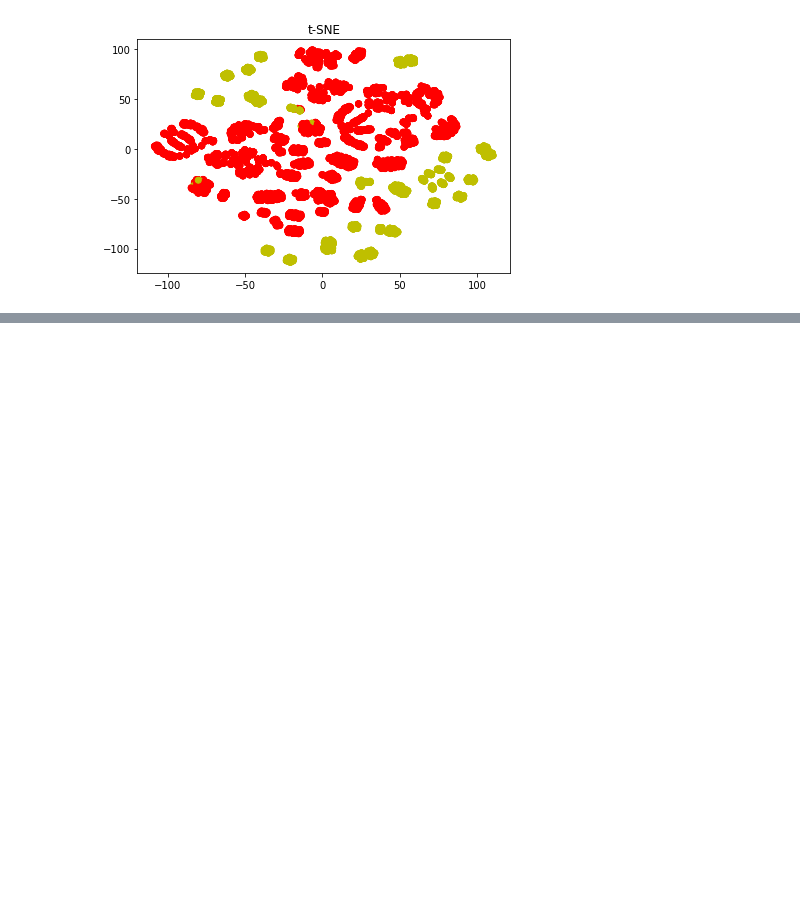
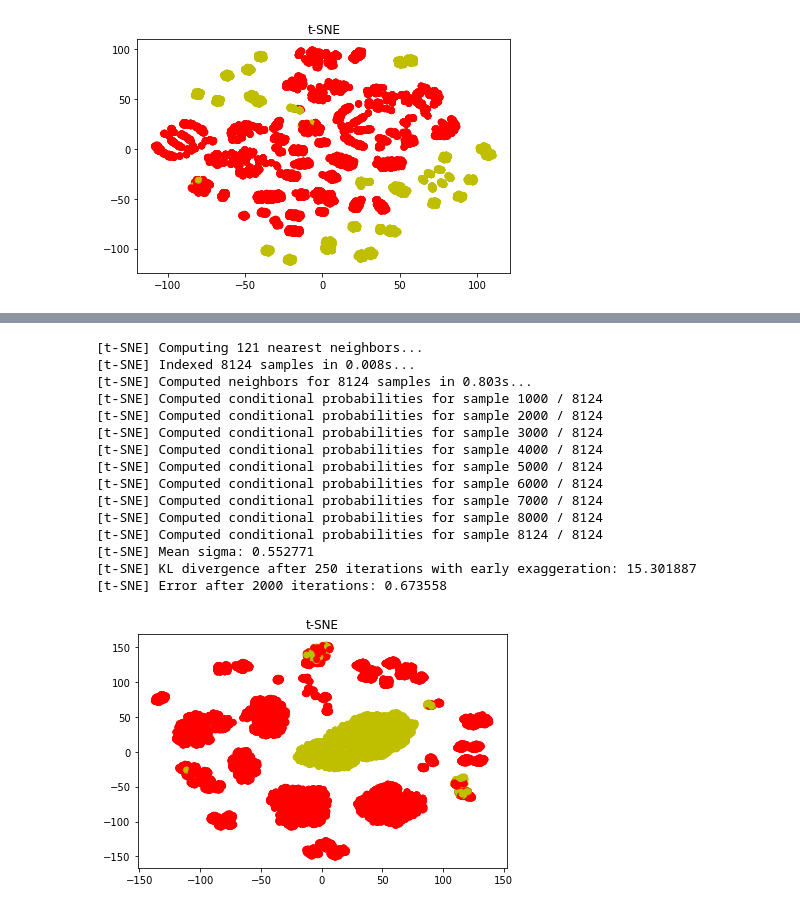
Before and after one commit to Data-Competition/Super-Mario, a Jupyter notebook: mushroom-report-v1.ipynb, the cells around one changed output, grey strips where cells are left out. Drawn from its saved outputs; the diff is of its cells as text; code cells hidden in the pictures; blank space fills up the shorter version.

```diff
--- a/mushroom-report-v1.ipynb
+++ b/mushroom-report-v1.ipynb
@@ -349,0 +404,40 @@ plt.show()
+# %%
+pca = PCA(n_components=13)
+pca_x = pca.fit_transform(train_x)
+# %%
+from sklearn.manifold import TSNE
+
+model = TSNE(n_components=2,
+             learning_rate=1000,
+             perplexity=40,
+             early_exaggeration=4,
+             n_iter=2000,
+             metric='l2',
+             random_state=42,
+             verbose=1)
+transformed = model.fit_transform(pca_x)  # PCA
+
+xs = transformed[:, 0]
+ys = transformed[:, 1]
+plt.title('t-SNE')
+plt.scatter(xs, ys, c=label_color)
+plt.tight_layout()
+plt.savefig('./t-SNE-with-one-hot.png')
+plt.show()
+# %% [output]
+[t-SNE] Computing 121 nearest neighbors...
+[t-SNE] Indexed 8124 samples in 0.008s...
+[t-SNE] Computed neighbors for 8124 samples in 0.803s...
+[t-SNE] Computed conditional probabilities for sample 1000 / 8124
+[t-SNE] Computed conditional probabilities for sample 2000 / 8124
+[t-SNE] Computed conditional probabilities for sample 3000 / 8124
+[t-SNE] Computed conditional probabilities for sample 4000 / 8124
+[t-SNE] Computed conditional probabilities for sample 5000 / 8124
+[t-SNE] Computed conditional probabilities for sample 6000 / 8124
+[t-SNE] Computed conditional probabilities for sample 7000 / 8124
+[t-SNE] Computed conditional probabilities for sample 8000 / 8124
+[t-SNE] Computed conditional probabilities for sample 8124 / 8124
+[t-SNE] Mean sigma: 0.552771
+[t-SNE] KL divergence after 250 iterations with early exaggeration: 15.301887
+[t-SNE] Error after 2000 iterations: 0.673558
+[figure, added]
```
Also changed, not shown: parts of 6 cells of this notebook, 3 other files.
